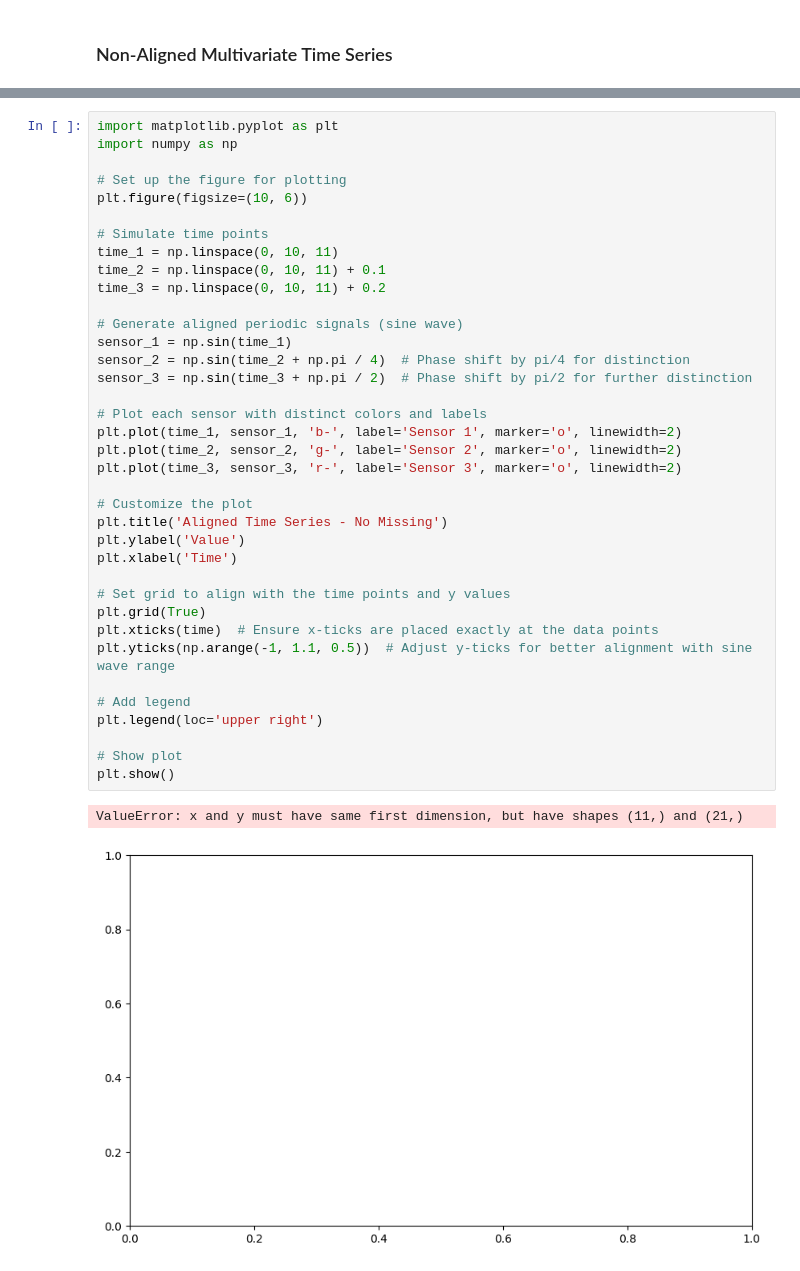
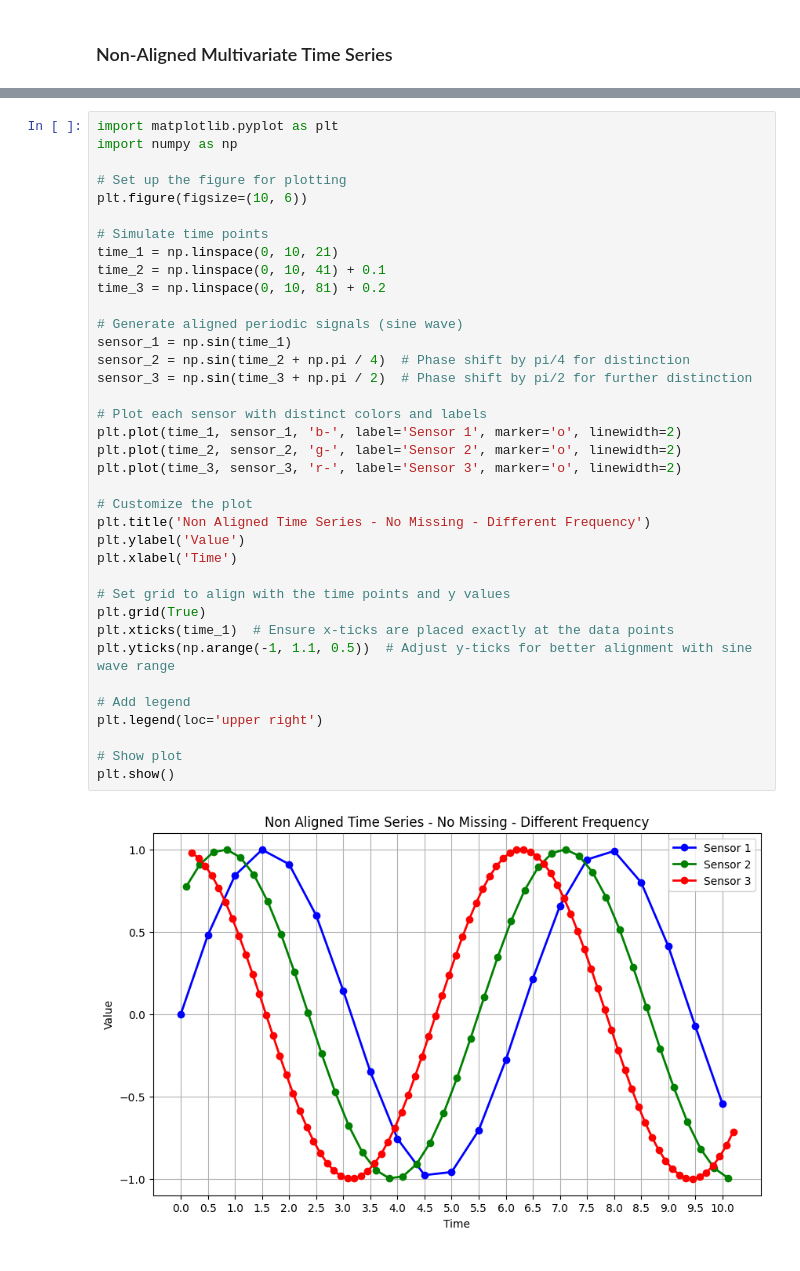
Before and after one commit to nachtflug6/Visuals, a Jupyter notebook: plots_irregular_ts.ipynb, the cells around one changed output, grey strips where cells are left out. Cells and saved outputs as stored; diff of their text form.

Commit message:
new plots

```diff
--- a/plots_irregular_ts.ipynb
+++ b/plots_irregular_ts.ipynb
@@ -45,37 +89,36 @@ import numpy as np
 
 # Set up the figure for plotting
 plt.figure(figsize=(10, 6))
 
 # Simulate time points
-time_1 = np.linspace(0, 10, 11)
-time_2 = np.linspace(0, 10, 11) + 0.1
-time_3 = np.linspace(0, 10, 11) + 0.2
+time_1 = np.linspace(0, 10, 21)
+time_2 = np.linspace(0, 10, 41) + 0.1
+time_3 = np.linspace(0, 10, 81) + 0.2
 
 # Generate aligned periodic signals (sine wave)
 sensor_1 = np.sin(time_1)
 sensor_2 = np.sin(time_2 + np.pi / 4)  # Phase shift by pi/4 for distinction
 sensor_3 = np.sin(time_3 + np.pi / 2)  # Phase shift by pi/2 for further distinction
 
 # Plot each sensor with distinct colors and labels
 plt.plot(time_1, sensor_1, 'b-', label='Sensor 1', marker='o', linewidth=2)
 plt.plot(time_2, sensor_2, 'g-', label='Sensor 2', marker='o', linewidth=2)
 plt.plot(time_3, sensor_3, 'r-', label='Sensor 3', marker='o', linewidth=2)
 
 # Customize the plot
-plt.title('Aligned Time Series - No Missing')
+plt.title('Non Aligned Time Series - No Missing - Different Frequency')
 plt.ylabel('Value')
 plt.xlabel('Time')
 
 # Set grid to align with the time points and y values
 plt.grid(True)
-plt.xticks(time)  # Ensure x-ticks are placed exactly at the data points
+plt.xticks(time_1)  # Ensure x-ticks are placed exactly at the data points
 plt.yticks(np.arange(-1, 1.1, 0.5))  # Adjust y-ticks for better alignment with sine wave range
 
 # Add legend
 plt.legend(loc='upper right')
 
 # Show plot
 plt.show()
 # %% [output]
-ValueError: x and y must have same first dimension, but have shapes (11,) and (21,)
-[figure, old version]
+[figure, new version]
```
Also changed, not shown: parts of 3 cells of this notebook, 4 other files.
